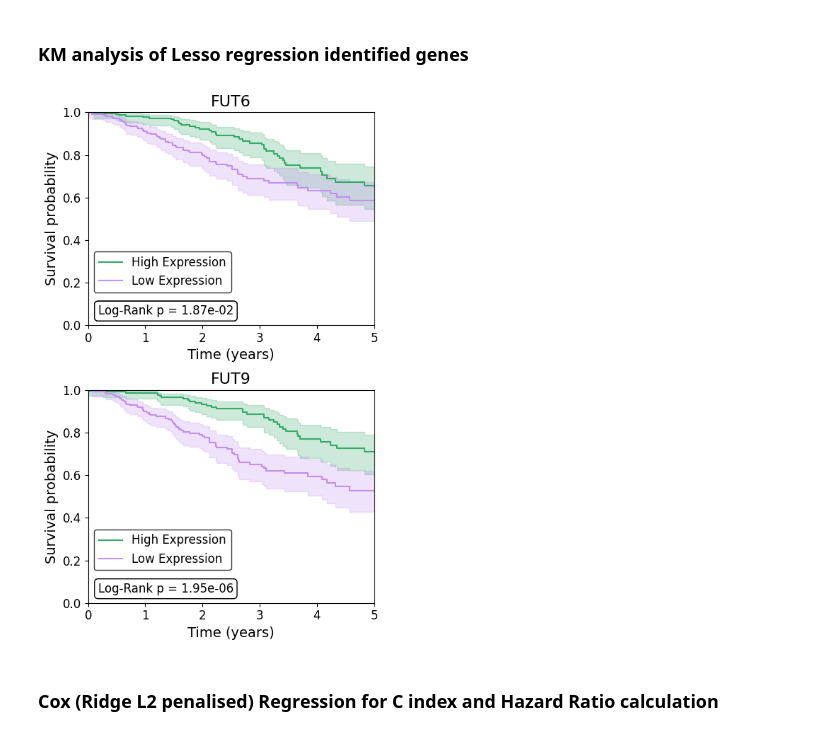
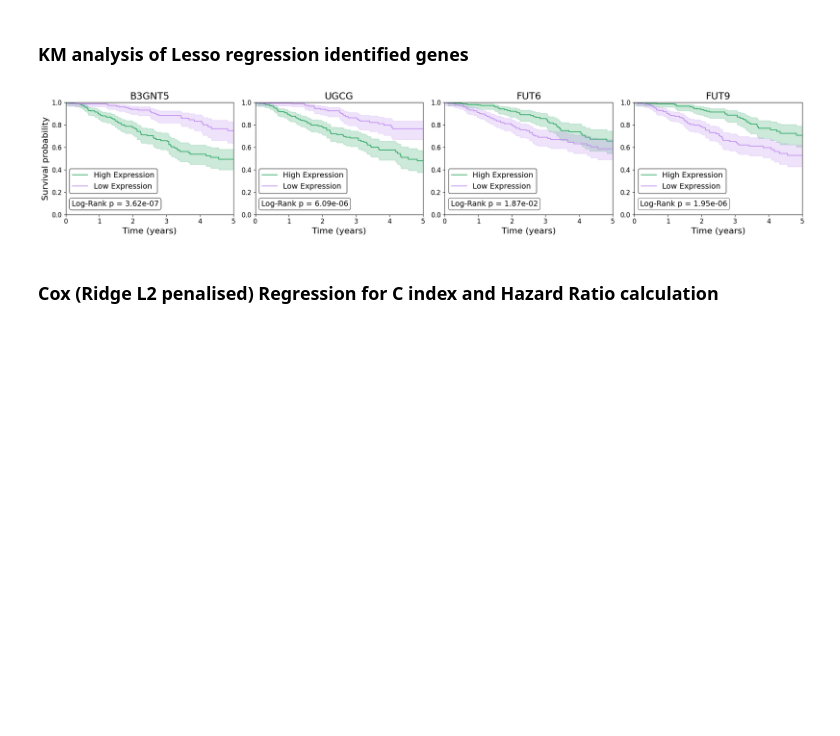
Before and after one commit to JackWJW/LGG_Prognosis_Prediction, a Jupyter notebook: Survival_Analysis_Notebook.ipynb, the cells around one changed output. Drawn from its saved outputs; the diff is of its cells as text; code cells hidden in the pictures; blank space fills up the shorter version.

Commit message:
updated plots

```diff
--- a/Survival_Analysis_Notebook.ipynb
+++ b/Survival_Analysis_Notebook.ipynb
@@ -68,7 +70,7 @@ from adjustText import adjust_text
 # %% [markdown]
 2. Loading in and cleaning Data
 # %%
-df_KM_LGG = pd.read_csv("./TCGA_Data/TCGA_LGG.csv").set_index('sample').dropna()
+df_KM_LGG = pd.read_csv("https://raw.githubusercontent.com/JackWJW/LGG_Prognosis_Prediction/refs/heads/main/TCGA_Data/TCGA_LGG.csv").set_index('sample').dropna()
 df_KM_LGG.head()
 # %% [output]
 |  | OS.time | OS | A4GALT | ABO | B3GALNT1 | B3GALT1 | B3GALT4 | B3GALT5 | B3GNT2 | B3GNT5 | ... | ... |
@@ -307,9 +309,9 @@ selected_genes = plot_coef_path_pub(
 # %% [markdown]
 ### KM analysis of Lesso regression identified genes
 # %%
-genes_of_interest = ["FUT6","FUT9"]
+genes_of_interest = ["B3GNT5","UGCG","FUT6","FUT9"]
 
-fig, axs = plt.subplots(nrows=2, ncols=1, figsize=(5, 8))
+fig, axs = plt.subplots(nrows=1, ncols=4, figsize=(20, 4))
 logrank_ps = []
 for idx, gene_of_interest in enumerate(genes_of_interest):
     df_Expn_Class = df_KM_LGG.copy()
@@ -325,42 +327,47 @@ for idx, gene_of_interest in enumerate(genes_of_interest):
     high = df_Expn_Class[df_Expn_Class["Expression Class"] == "High"]
     low  = df_Expn_Class[df_Expn_Class["Expression Class"] == "Low"]
     lr_res = logrank_test(
         high["OS.time"], low["OS.time"],
         event_observed_A=high["OS"], event_observed_B=low["OS"]
     )
     p_val = lr_res.p_value
     logrank_ps.append(p_val)
 
     kmf = KaplanMeierFitter()
     colours = ["#35AB6A", "#C190F0"]
 
     ax = axs[idx]  # Select the subplot axis
     for i, (cluster, group_df) in enumerate(df_Expn_Class.groupby("Expression Class")):
         kmf.fit(group_df["OS.time"] / 365, event_observed=group_df["OS"], label=f"{cluster} Expression")
         kmf.plot_survival_function(ax=ax, color=colours[i])
 
-    ax.set_title(f"{gene_of_interest}", fontsize=16)
+    ax.set_title(f"{gene_of_interest}", fontsize=18)
     ax.set_xlim(0, 5)
     ax.set_ylim(0.0,1)
-    ax.set_ylabel("Survival probability", fontsize=14)
+    if idx == 0:
+        ax.set_ylabel("Survival probability", fontsize=16)
+    else:
+        ax.set_ylabel("")
     ax.tick_params(axis='both', labelsize=12)
-    ax.set_xlabel("Time (years)",fontsize=14)
+    ax.set_xlabel("Time (years)",fontsize=16)
     p_vals = logrank_ps
     for ax, p in zip(axs, p_vals):
         ax.text(
-            0.035, 0.05,
+            0.035, 0.075,
             f"Log-Rank p = {p:.2e}",
             transform=ax.transAxes,
-            fontsize=12,
-            bbox=dict(boxstyle="round", facecolor="white",edgecolor='black')
+            fontsize=14,
+            bbox=dict(boxstyle="round", facecolor="white",edgecolor='black',linewidth=0.5)
         )
-
-    ax.legend(fontsize=12, title_fontsize=12, loc = 'center left',bbox_to_anchor=(0,0.25),edgecolor='black')
+    # if idx == 0:
+    ax.legend(fontsize=14, loc = 'center left',bbox_to_anchor=(0,0.3),edgecolor='black')
+    # else:
+    #     ax.legend().remove()
 
 plt.tight_layout()
 plt.show()
 # %% [output]
-[figure, old version]
+[figure, new version]
 # %% [markdown]
 ### Cox (Ridge L2 penalised) Regression for C index and Hazard Ratio calculation
 # %%
```
Also changed, not shown: parts of 7 cells of this notebook, 1 other file.
